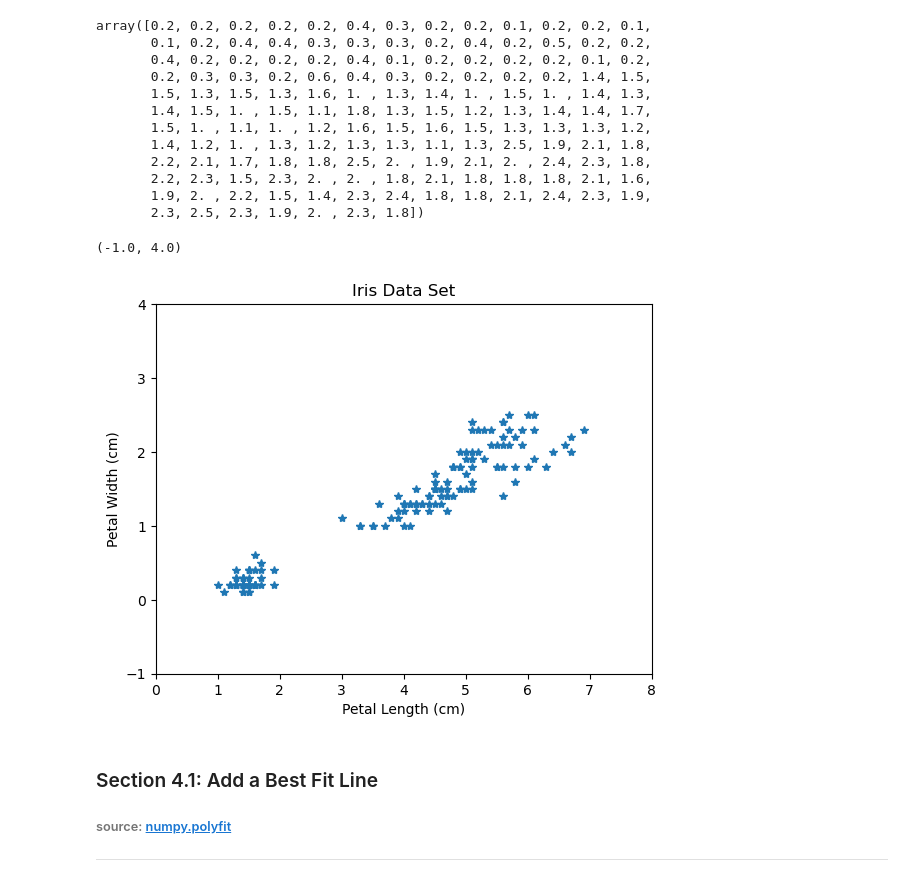
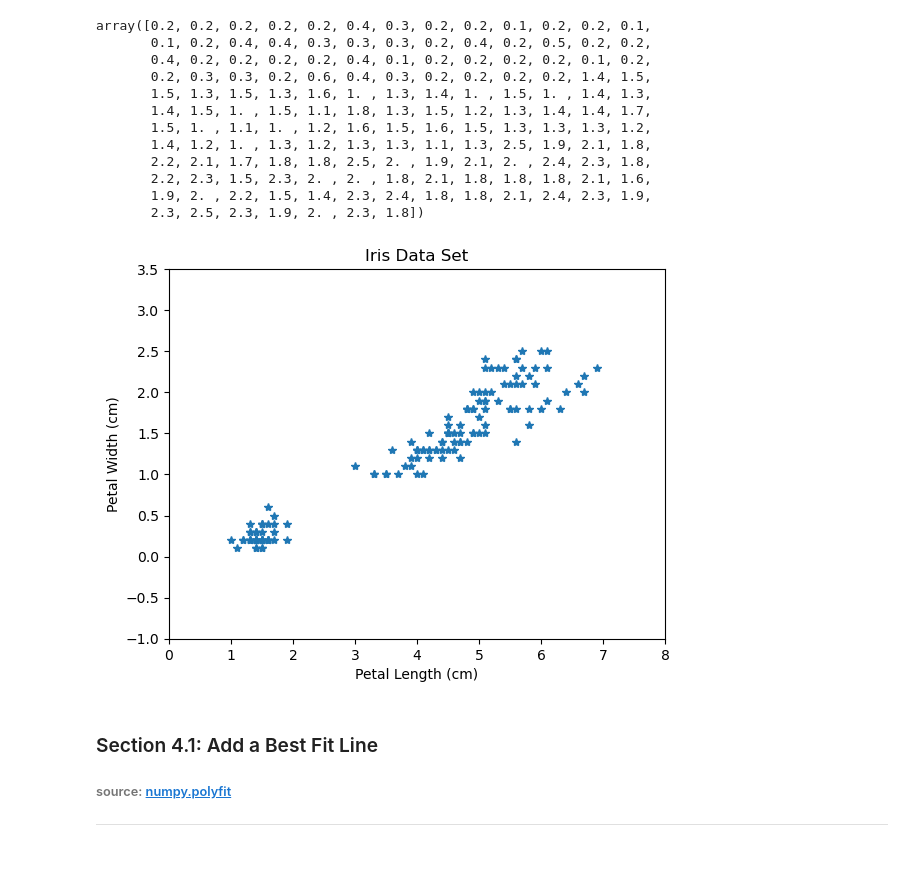
Before and after one commit to galto4/pands-project, a Jupyter notebook: iris.ipynb, the cells around one changed output. Drawn from its saved outputs; the diff is of its cells as text; code cells hidden in the pictures.

Commit message:
Continuing to work on my notebook and experiment with different plots

```diff
--- a/iris.ipynb
+++ b/iris.ipynb
@@ -275,24 +319,25 @@ array([0.2, 0.2, 0.2, 0.2, 0.2, 0.4, 0.3, 0.2, 0.2, 0.1, 0.2, 0.2, 0.1,
        1.9, 2. , 2.2, 1.5, 1.4, 2.3, 2.4, 1.8, 1.8, 2.1, 2.4, 2.3, 1.9,
        2.3, 2.5, 2.3, 1.9, 2. , 2.3, 1.8])
 # %%
-# Simple Plot
+# Step 1: Create Simple Plot
 plt.plot(plen, pwidth, '*')
 
-# Add Axis labels
+# Step 2: Style the Scatter Plot
 plt.xlabel('Petal Length (cm)')
 plt.ylabel('Petal Width (cm)')
-
-# Title
 plt.title('Iris Data Set')
 
-# Set X Limits
+# Step 3: Set X and Y Limits
 plt.xlim(0.0, 8.0)
+plt.ylim(-1.0, 3.5)
 
-# Set Y Limits
-plt.ylim(-1.0, 4.0)
+# Step 4: Save the figure
+plt.savefig("plen-v-pwdith-scatter.png")
+
+# Step 5: Show the file
+plt.show()
 # %% [output]
-(-1.0, 4.0)
-[figure, old version]
+[figure, new version]
 # %% [markdown]
 ### Section 4.1: Add a Best Fit Line
 
```
Also changed, not shown: parts of 19 cells of this notebook, 2 other files.
